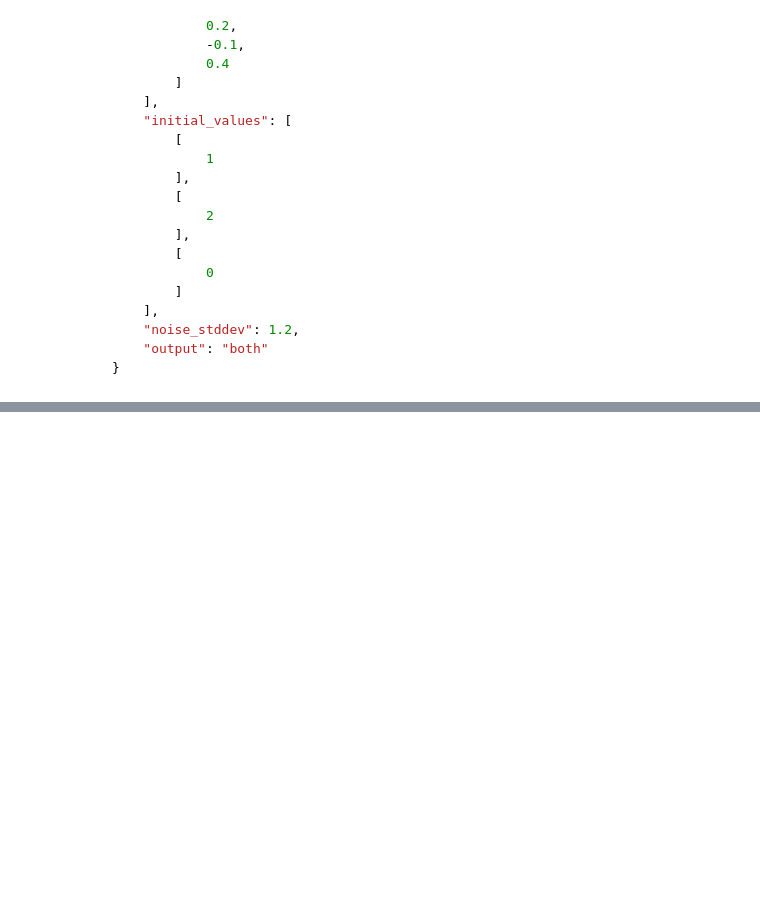
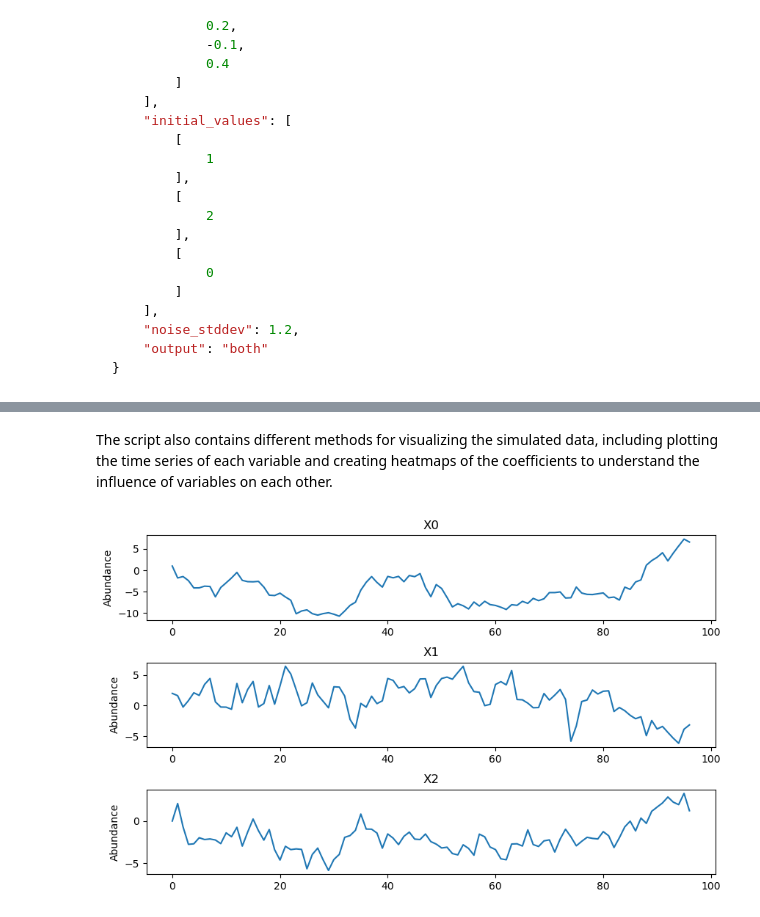
Before and after one commit to ucl-cssb/MIMIC, a Jupyter notebook: examples/examples-sim-VAR/VARsim.ipynb, the cells around one changed output, grey strips where cells are left out. Drawn from its saved outputs; the diff is of its cells as text; code cells hidden in the pictures; blank space fills up the shorter version.

Commit message:
added one last method

```diff
--- a/examples/examples-sim-VAR/VARsim.ipynb
+++ b/examples/examples-sim-VAR/VARsim.ipynb
@@ -201,0 +202,6 @@ simulator.run("VARsim")
+# %% [markdown]
+The script also contains different methods for visualizing the simulated data, including plotting the time series of each variable and creating heatmaps of the coefficients to understand the influence of variables on each other.
+# %%
+make_plot(simulator.data)
+# %% [output]
+[figure, added]
```
Also changed, not shown: parts of 5 cells of this notebook.
